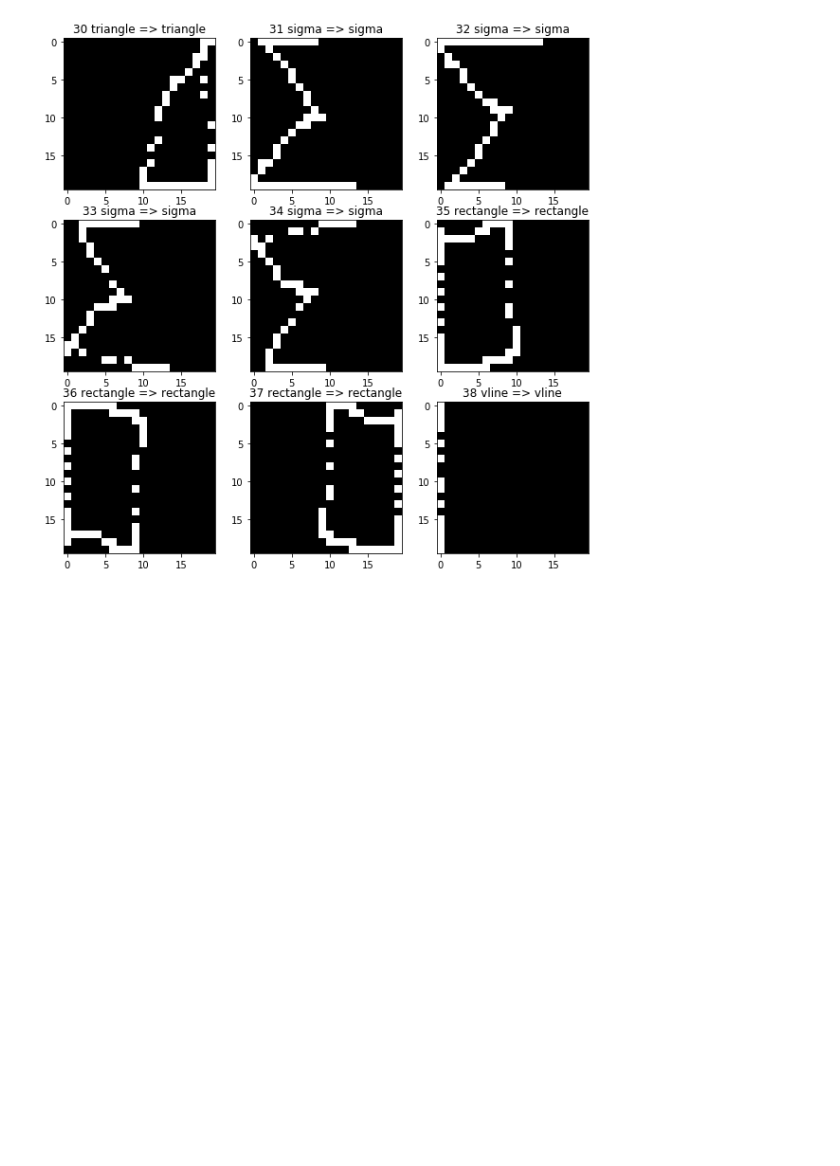
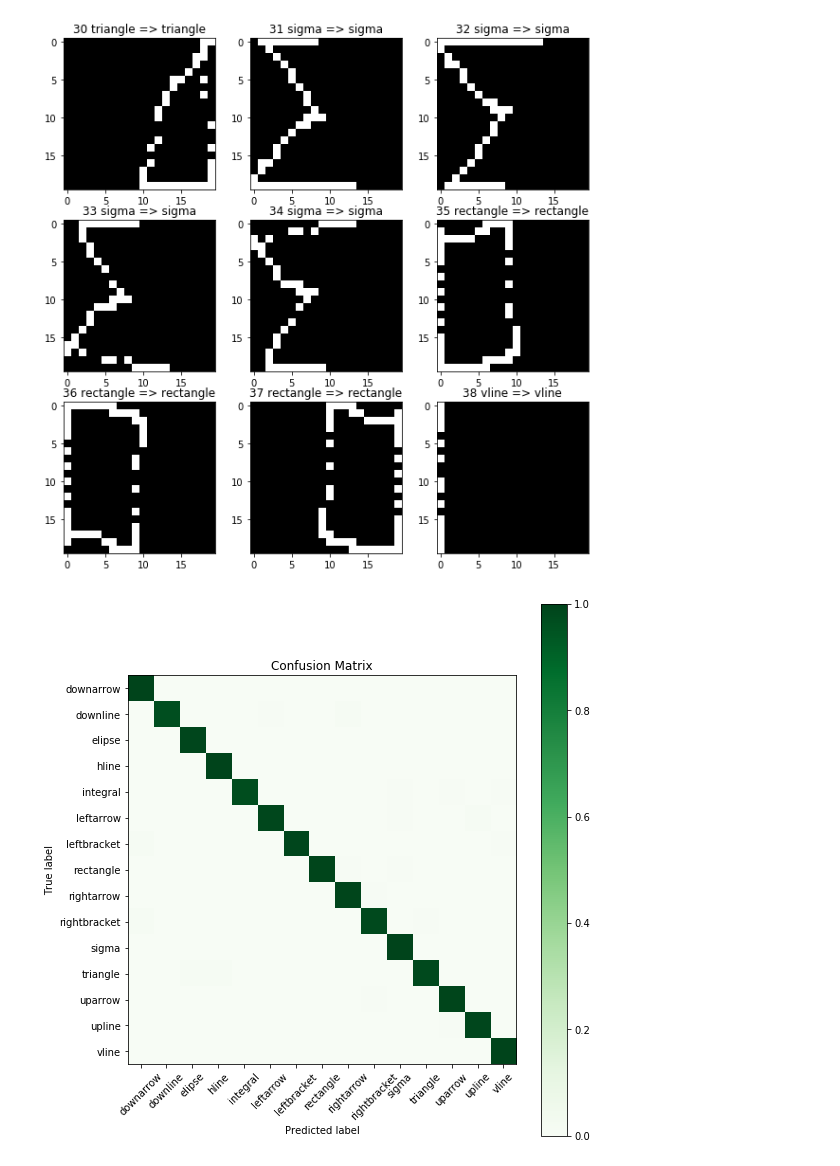
Before and after one commit to gvtech/whiteboard, a Jupyter notebook: train_recognition_model.ipynb, the cells around one changed output. Cells and saved outputs as stored; diff of their text form; code cells hidden in the pictures; blank space fills up the shorter version.

```diff
--- a/train_recognition_model.ipynb
+++ b/train_recognition_model.ipynb
@@ -254,3 +252,24 @@ indices=range(start,start+9)
 show_plot(indices)
 # %% [output]
 [figure]
+# %%
+from sklearn.metrics import confusion_matrix
+cm = confusion_matrix(yLabel, predictedLabels)
+
+cm=cm/np.sum(cm,axis=1)
+# %%
+def print_confusion_matrix(cm):
+    plt.figure(figsize=(8,8))
+    plt.imshow(cm, interpolation='nearest', cmap=plt.cm.Greens)
+    plt.title("Confusion Matrix")
+    plt.colorbar()
+    tick_marks = np.arange(cm.shape[0])
+    plt.xticks(tick_marks, labelEncoder.classes_,rotation=45)
+    plt.yticks(tick_marks, labelEncoder.classes_)
+    plt.tight_layout()
+    plt.ylabel('True label')
+    plt.xlabel('Predicted label')
+    plt.show()
+print_confusion_matrix(cm)
+# %% [output]
+[figure, added]
```
Also changed, not shown: parts of 23 cells of this notebook, 9 other files.
